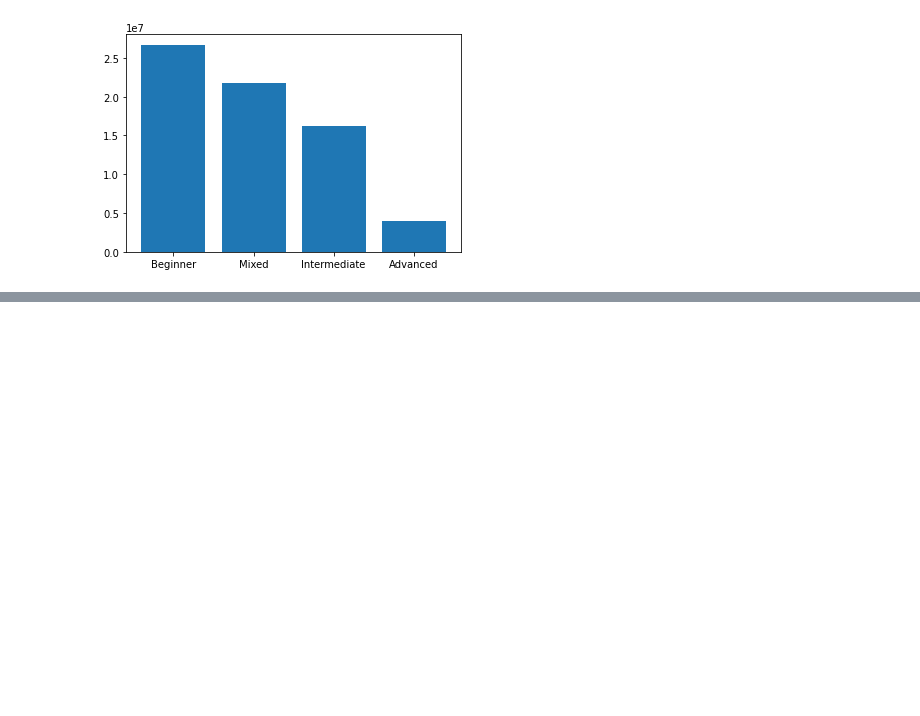
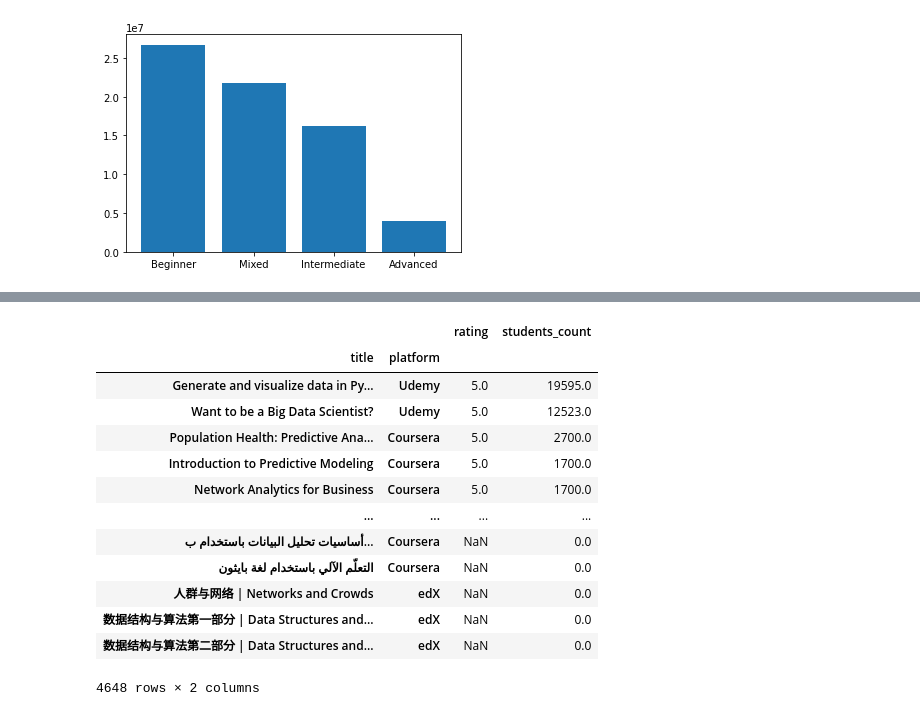
Before and after one commit to mcmanus-git/Online-Data-Science-Courses, a Jupyter notebook: EDA/Initial EDA.ipynb, the cells around one changed output, grey strips where cells are left out. Saved outputs shown, nothing was run; the diff lists cells and outputs as text; code cells hidden in the pictures; blank space fills up the shorter version.

```diff
--- a/EDA/Initial EDA.ipynb
+++ b/EDA/Initial EDA.ipynb
@@ -121,0 +138,17 @@ plt.bar(pie_data.index, pie_data['students_count']);
+# %%
+pd.pivot_table(df, index=['title', 'platform'], values=['rating', 'students_count'], aggfunc={'rating': 'mean', 'students_count': 'sum'}).sort_values(['rating', 'students_count'], ascending=False)
+# %% [output]
+|  |  | rating | students_count |
+| title | platform |  |  |
+| Generate and visualize data in Py... | Udemy | 5.0 | 19595.0 |
+| Want to be a Big Data Scientist? | Udemy | 5.0 | 12523.0 |
+| Population Health: Predictive Ana... | Coursera | 5.0 | 2700.0 |
+| Introduction to Predictive Modeling | Coursera | 5.0 | 1700.0 |
+| Network Analytics for Business | Coursera | 5.0 | 1700.0 |
+| ... | ... | ... | ... |
+| أساسيات تحليل البيانات باستخدام ب... | Coursera | NaN | 0.0 |
+| التعلّم الآلي باستخدام لغة بايثون | Coursera | NaN | 0.0 |
+| 人群与网络 | Networks and Crowds | edX | NaN | 0.0 |
+| 数据结构与算法第一部分 | Data Structures and... | edX | NaN | 0.0 |
+| 数据结构与算法第二部分 | Data Structures and... | edX | NaN | 0.0 |
+4648 rows × 2 columns
```
Also changed, not shown: parts of 4 cells of this notebook.
